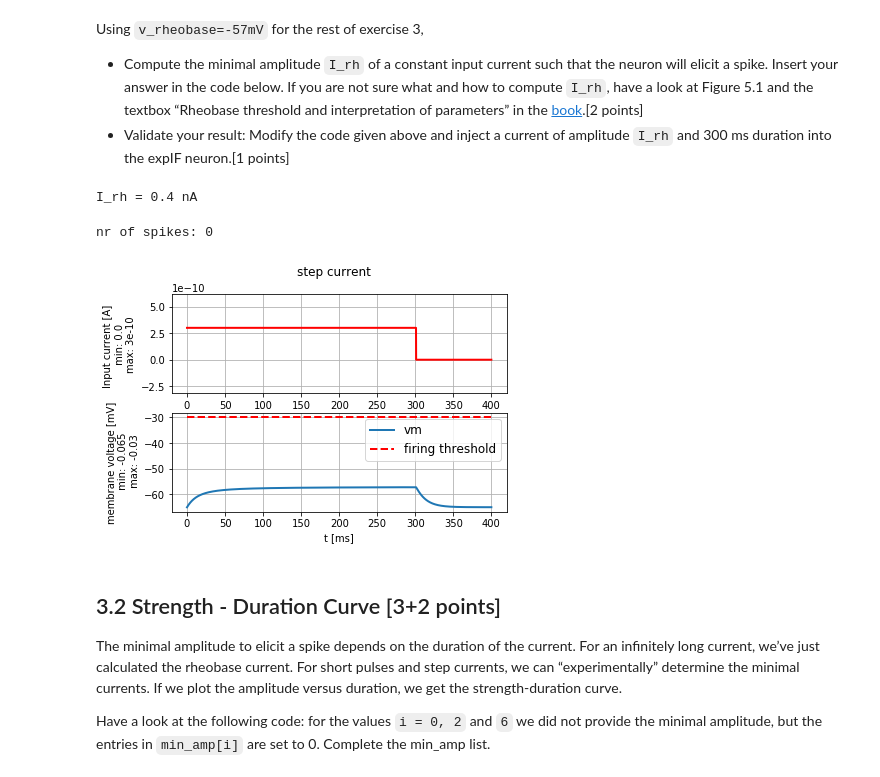
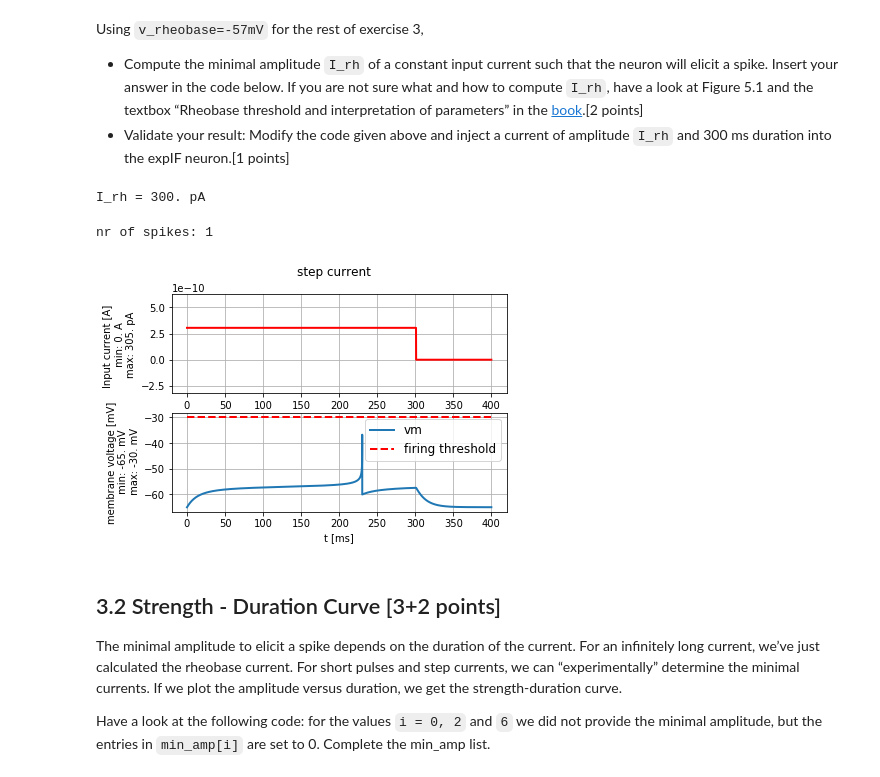
Before and after one commit to marcoabrate/biologicalmodelingofnn, a Jupyter notebook: project1/Ex1_firstName_lastName_000.ipynb, the cells around one changed output. Drawn from its saved outputs; the diff is of its cells as text; code cells hidden in the pictures.

```diff
--- a/project1/Ex1_firstName_lastName_000.ipynb
+++ b/project1/Ex1_firstName_lastName_000.ipynb
@@ -126,30 +131,31 @@ Using `v_rheobase=-57mV` for the rest of exercise 3,
 import brian2 as b2
 import neurodynex.exponential_integrate_fire.exp_IF as exp_IF
 
-
-I_rh = (exp_IF.RHEOBASE_THRESHOLD_v_rh-2*b2.mvolt-exp_IF.V_REST)/exp_IF.MEMBRANE_RESISTANCE_R
+# I_rh = (THETArh - Urest - DELTAt) / R
+I_rh = (exp_IF.RHEOBASE_THRESHOLD_v_rh-2*b2.mvolt-exp_IF.V_REST-exp_IF.SHARPNESS_delta_T)/exp_IF.MEMBRANE_RESISTANCE_R
 print("I_rh = %s" %I_rh)
 # %% [output]
-I_rh = 0.4 nA
+I_rh = 300. pA
 # %%
 % matplotlib inline
 import brian2 as b2
 import neurodynex.exponential_integrate_fire.exp_IF as exp_IF
 from neurodynex.tools import plot_tools, input_factory
 
 input_current = input_factory.get_step_current(
-    t_start=0, t_end=300, unit_time=b2.ms, amplitude=I_rh-0.1*b2.namp)
-# since 0.4nA is the minimum current such that we observe a spike, we need (0.4-epsilon)nA in order to NOT have spikes
+    t_start=0, t_end=300, unit_time=b2.ms, amplitude=I_rh+0.005*b2.nA)
+# since 0.3 nA is the minimum current such that we observe a spike,
+# we need (0.3+epsilon)nA in order to have a spike. (epsilon = 0.005 nA)
 state_monitor, spike_monitor = exp_IF.simulate_exponential_IF_neuron(
     v_rheobase=-57*b2.mvolt, I_stim=input_current, simulation_time=400*b2.ms)
 
 plot_tools.plot_voltage_and_current_traces(
     state_monitor, input_current,title="step current",
     firing_threshold=exp_IF.FIRING_THRESHOLD_v_spike)
 print("nr of spikes: {}".format(spike_monitor.count[0]))
 # %% [output]
-nr of spikes: 0
+nr of spikes: 1
-[figure, old version]
+[figure, new version]
 # %% [markdown]
 ## 3.2 Strength - Duration Curve [3+2 points]
 
```
Also changed, not shown: parts of 28 cells of this notebook.
